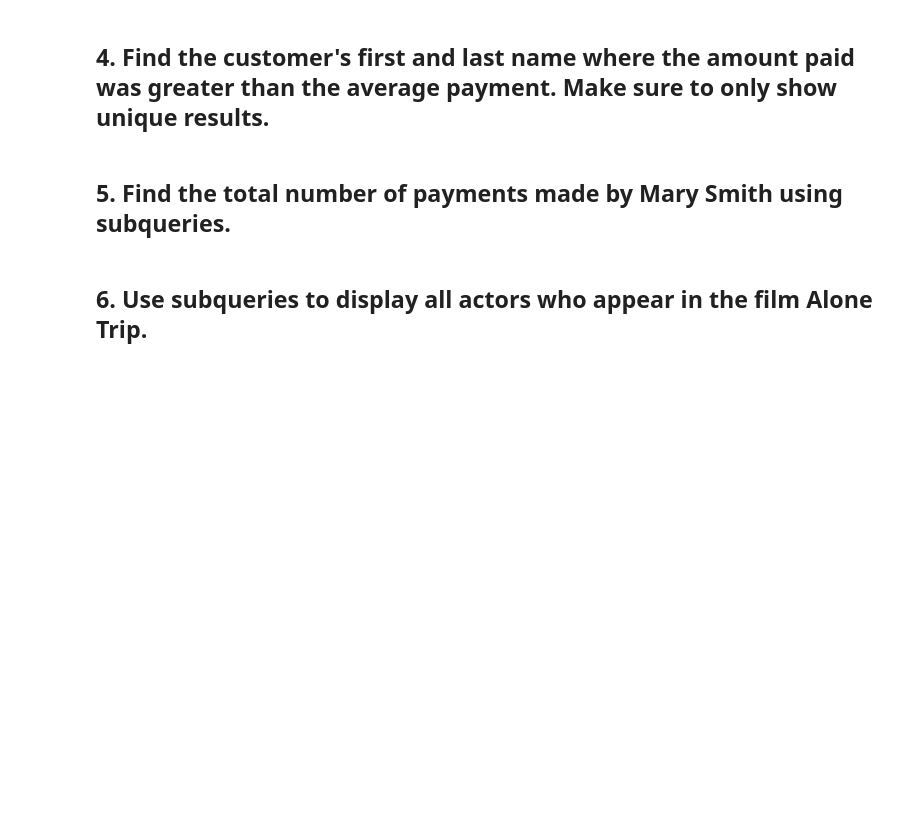
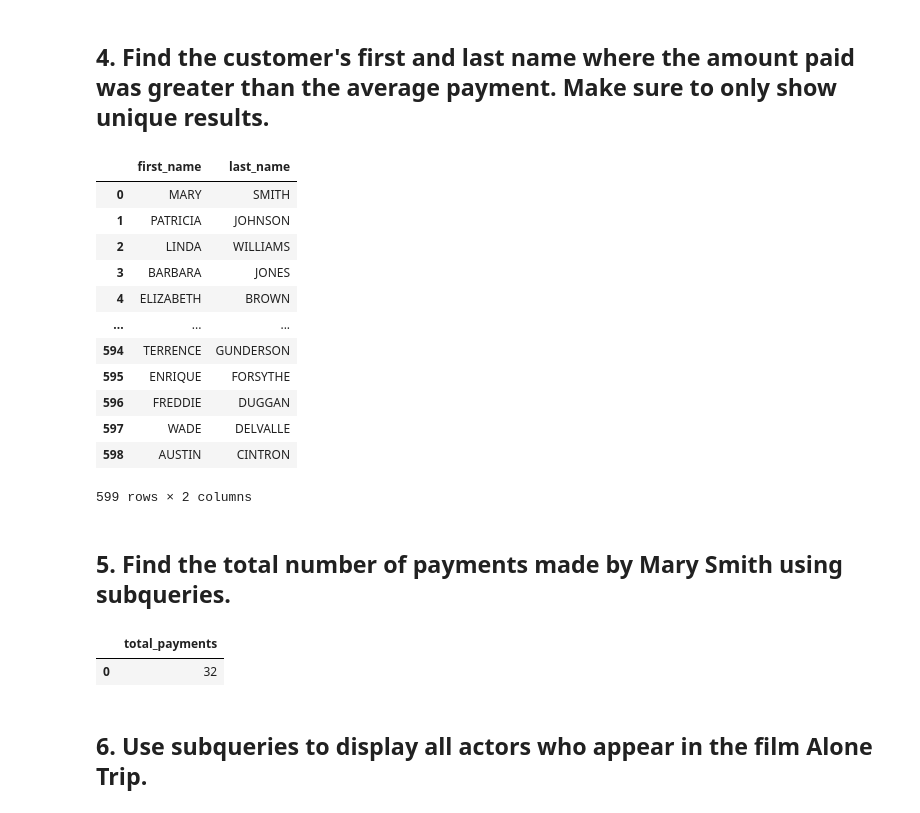
Before and after one commit to erwincarlogonzales/data-enrichment-wk10-L1-joins-and-subqueries, a Jupyter notebook: Sakila CodeAlong and Challenge.ipynb, the cells around one changed output. Drawn from its saved outputs; the diff is of its cells as text; code cells hidden in the pictures; blank space fills up the shorter version.

```diff
--- a/Sakila CodeAlong and Challenge.ipynb
+++ b/Sakila CodeAlong and Challenge.ipynb
@@ -61,15 +252,53 @@ pd.read_sql(q, engine)
 # %% [markdown]
 ## 4. Find the customer's first and last name where the amount paid was greater than the average payment. Make sure to only show unique results.
 # %%
-q = '''  '''
+# first_name, last_name
+# amount > AVG(amount)
+# DISTINCT
+# not using AS for alias
+q = '''
+SELECT DISTINCT c.first_name, c.last_name
+FROM customer c
+JOIN payment p
+    ON c.customer_id = p.customer_id
+WHERE p.amount > (SELECT AVG(amount)
+                  FROM payment);
+'''
 
 pd.read_sql(q, engine)
+# %% [output]
+|  | first_name | last_name |
+| 0 | MARY | SMITH |
+| 1 | PATRICIA | JOHNSON |
+| 2 | LINDA | WILLIAMS |
+| 3 | BARBARA | JONES |
+| 4 | ELIZABETH | BROWN |
+| ... | ... | ... |
+| 594 | TERRENCE | GUNDERSON |
+| 595 | ENRIQUE | FORSYTHE |
+| 596 | FREDDIE | DUGGAN |
+| 597 | WADE | DELVALLE |
+| 598 | AUSTIN | CINTRON |
+599 rows × 2 columns
 # %% [markdown]
 ## 5. Find the total number of payments made by Mary Smith using subqueries.
 # %%
-q = '''  '''
+# total # of pmt COUNT(*)
+# first_name = Mary AND last_name = Smith
+q = '''
+SELECT COUNT(*) 'total_payments'
+FROM payment
+WHERE customer_id = (
+    SELECT customer_id
+    FROM customer
+    WHERE first_name = 'Mary' AND last_name = 'Smith'
+);
+'''
 
 pd.read_sql(q, engine)
+# %% [output]
+|  | total_payments |
+| 0 | 32 |
 # %% [markdown]
 ## 6. Use subqueries to display all actors who appear in the film Alone Trip.
 # %%
```
Also changed, not shown: parts of 17 cells of this notebook.
